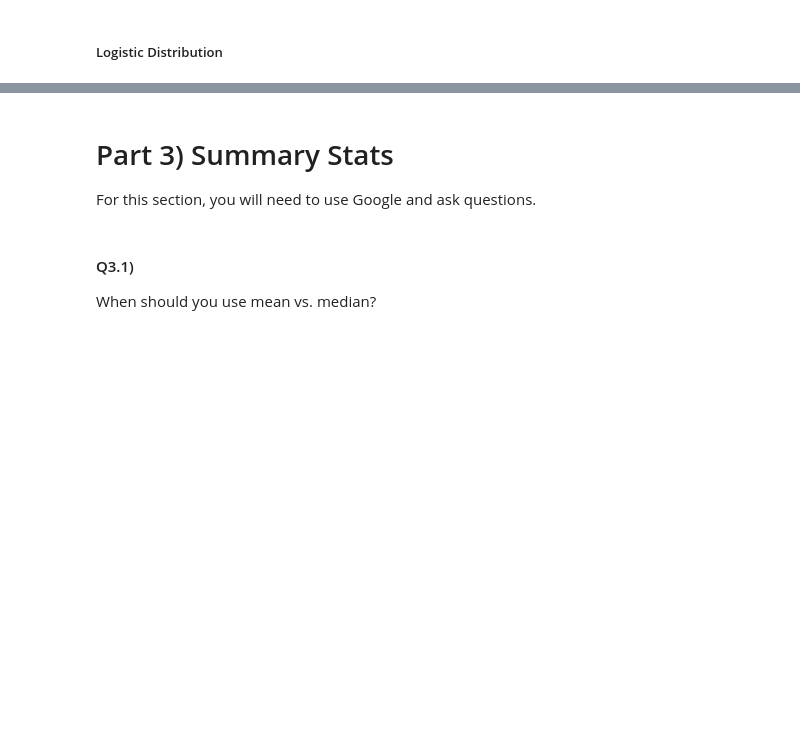
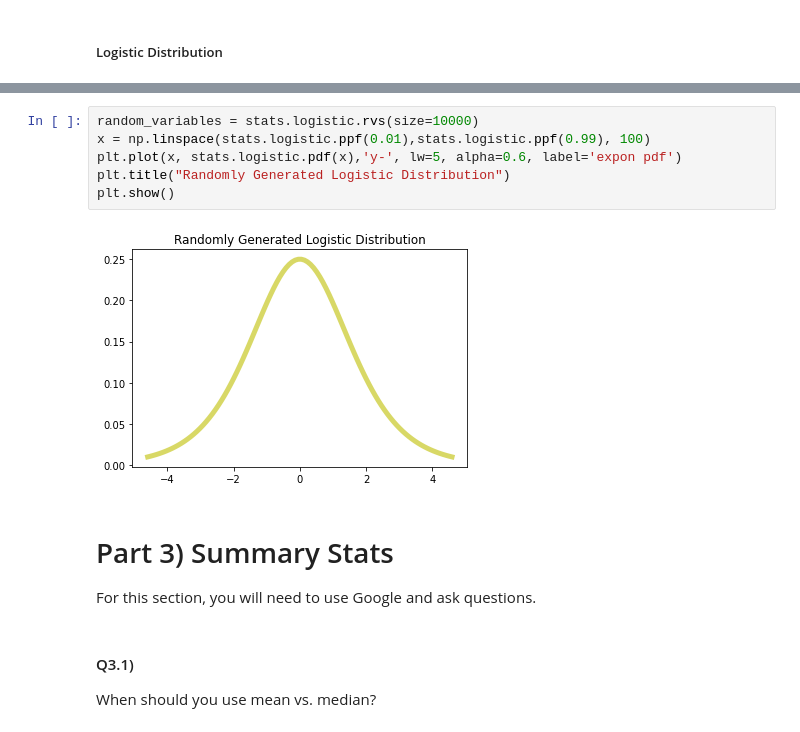
Before and after one commit to Pine9/StatBook, a Jupyter notebook: Statistics Workbook.ipynb, the cells around one changed output, grey strips where cells are left out. Saved outputs shown, nothing was run; the diff lists cells and outputs as text; blank space fills up the shorter version.

```diff
--- a/Statistics Workbook.ipynb
+++ b/Statistics Workbook.ipynb
@@ -219,3 +265,11 @@ plt.show()
+# %%
+random_variables = stats.logistic.rvs(size=10000)
+x = np.linspace(stats.logistic.ppf(0.01),stats.logistic.ppf(0.99), 100)
+plt.plot(x, stats.logistic.pdf(x),'y-', lw=5, alpha=0.6, label='expon pdf')
+plt.title("Randomly Generated Logistic Distribution")
+plt.show()
+# %% [output]
+[figure, added]
 # %% [markdown]
 # Part 3) Summary Stats
 
```
Also changed, not shown: parts of 7 cells of this notebook.
